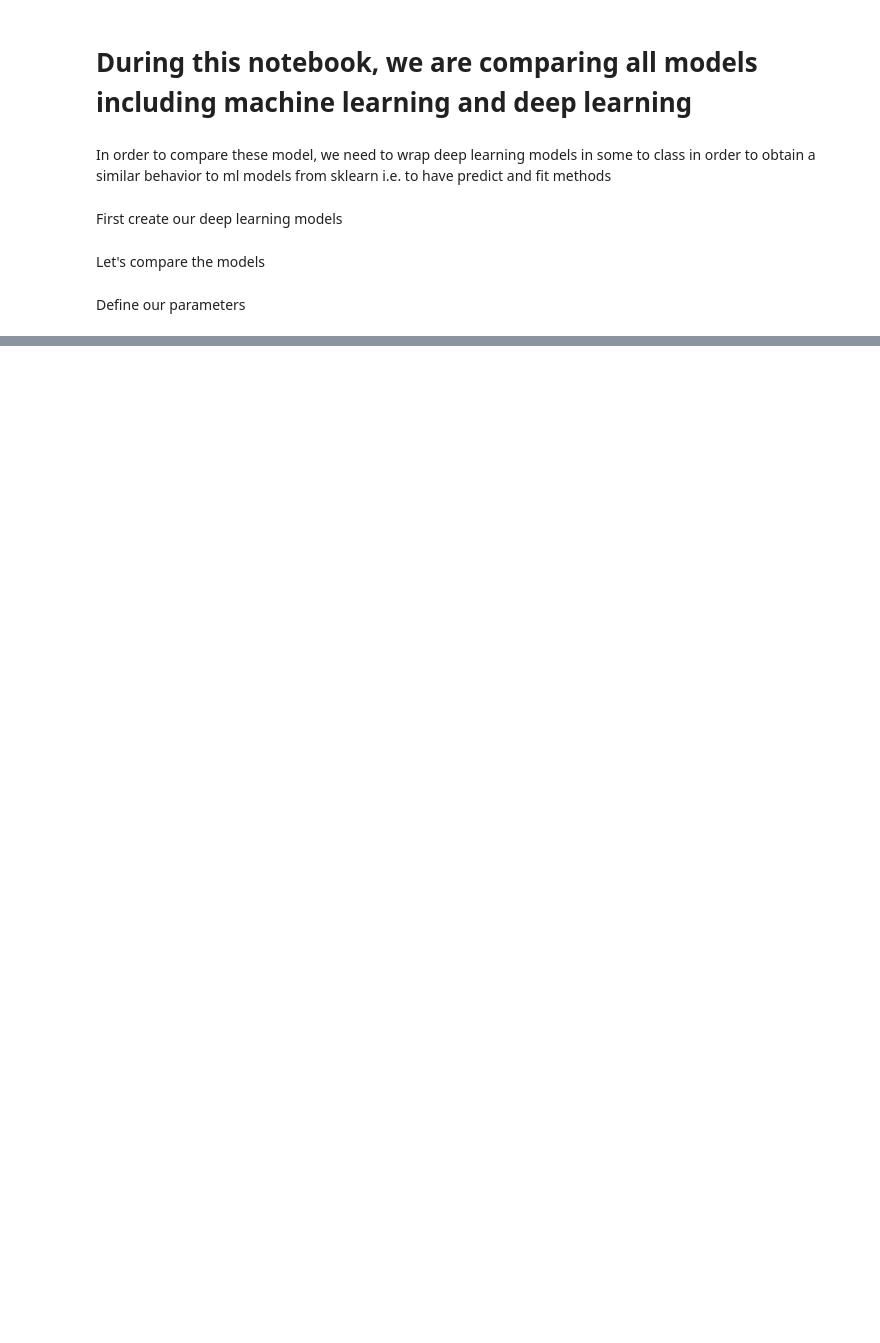
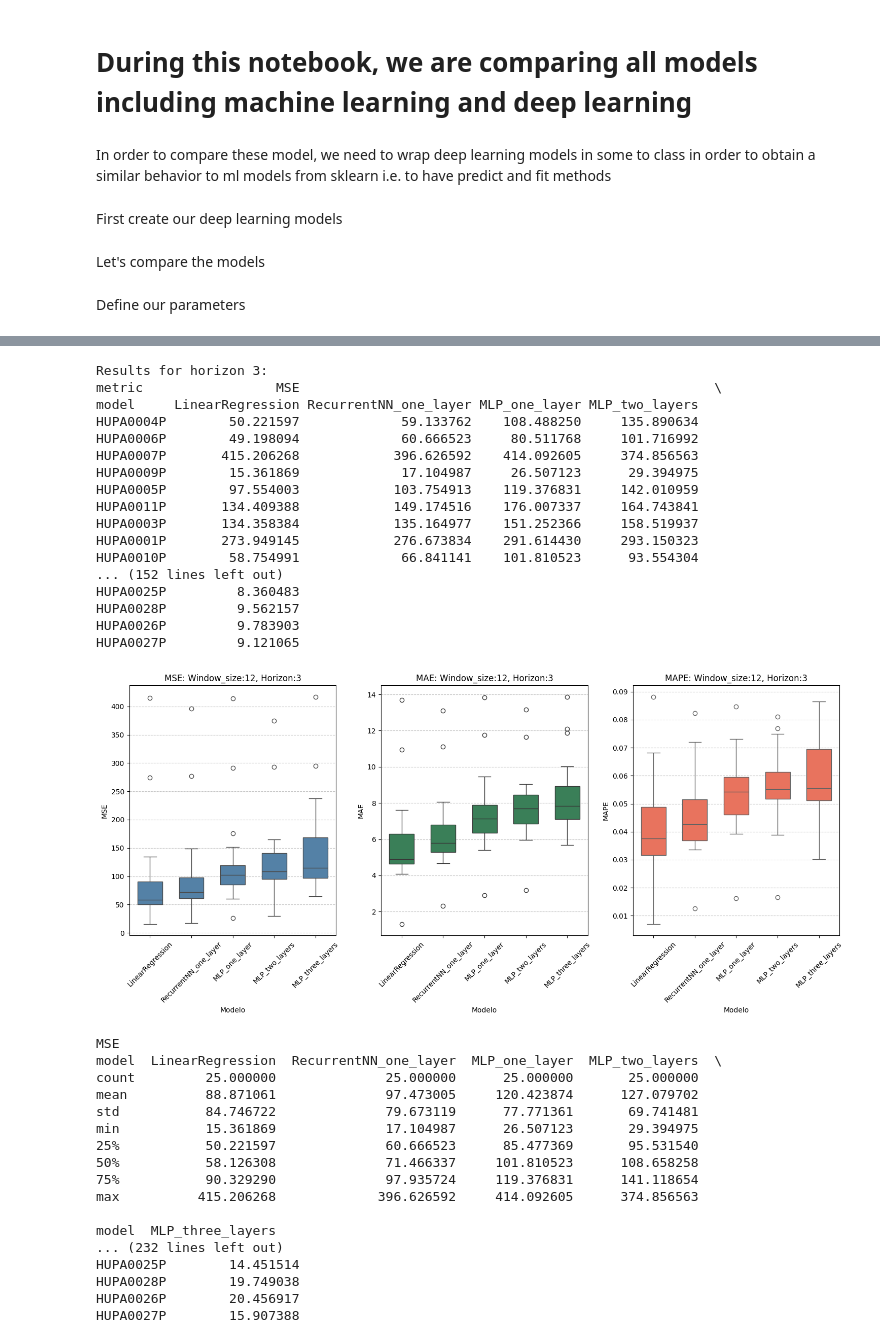
Before and after one commit to Arturo2711/Hypoglycemia_Prediction, a Jupyter notebook: notebooks/mlvsdp.ipynb, the cells around one changed output, grey strips where cells are left out. Saved outputs shown, nothing was run; the diff lists cells and outputs as text; code cells hidden in the pictures; blank space fills up the shorter version.

```diff
--- a/notebooks/mlvsdp.ipynb
+++ b/notebooks/mlvsdp.ipynb
@@ -142,28 +145,31 @@ class RecurrentNN_two_layers(BaseEstimator, RegressorMixin):
 # %%
-class MLP_two_layers(BaseEstimator, RegressorMixin):
-    def __init__(self, epochs, lr, batch_size, hidden_size_1, hidden_size_2, in_features):
+class MLP_three_layers(BaseEstimator, RegressorMixin):
+    def __init__(self, epochs, lr, batch_size, hidden_size_1, hidden_size_2, hidden_size_3, in_features):
         self.epochs = epochs
         self.lr = lr
         self.batch_size = batch_size
         self.hidden_size_1 = hidden_size_1
         self.hidden_size_2 = hidden_size_2
+        self.hidden_size_3 = hidden_size_3
         self.in_features = in_features
 
     def _build_model(self):
         class Fully_Connected(nn.Module):
-            def __init__(self, in_features, hidden_size_1, hidden_size_2):
+            def __init__(self, in_features, hidden_size_1, hidden_size_2, hidden_size_3):
                 super().__init__()
                 self.linear_1 = nn.Linear(in_features=in_features, out_features=hidden_size_1)
                 self.linear_2 = nn.Linear(in_features=hidden_size_1, out_features=hidden_size_2)
-                self.linear_3 = nn.Linear(in_features=hidden_size_2, out_features=1)
+                self.linear_3 = nn.Linear(in_features=hidden_size_2, out_features=hidden_size_3)
+                self.output_layer = nn.Linear(in_features=hidden_size_3, out_features=1)
 
             def forward(self, x):
                 x = torch.relu(self.linear_1(x))
                 x = torch.relu(self.linear_2(x))
-                x = self.linear_3(x)
+                x = torch.relu(self.linear_3(x))
+                x = self.output_layer(x)
                 return x.squeeze(-1)
 
-        return Fully_Connected(self.in_features, self.hidden_size_1, self.hidden_size_2)
+        return Fully_Connected(self.in_features, self.hidden_size_1, self.hidden_size_2, self.hidden_size_3)
 
     def fit(self, X_train, y_train):
         X = np.array(X_train)
@@ -293,29 +299,30 @@ Define our parameters
 # %%
 cut_point = 2290
 test_size = 288 ## To work with TimeSeriesSplit
-window_size = 6
-horizon = 3
+window_size = 12
 folds = 5
-batch_size = 16 ## Just for nn
+batch_size = 256 ## Just for nn
 lr = 0.01
 epochs = 300
 metrics = [
     mean_squared_error,
     mean_absolute_error,
-    mean_absolute_percentage_error
+    mean_absolute_percentage_error,
+    root_mean_squared_error
 ]
+metric_names = ['MSE', 'MAE', 'MAPE', 'RMSE']
 models = [
     Pipeline(steps=[('scaler', MinMaxScaler(feature_range=(0,1))),
                      ('linear_regression', LinearRegression())]),
-    MLP_one_layer(epochs=epochs, lr=lr, batch_size=batch_size, hidden_size=8, in_features=window_size),
-    MLP_two_layers(epochs=epochs, lr=lr, batch_size=batch_size, hidden_size_1=16, hidden_size_2=8, in_features=window_size),
-    RecurrentNN(epochs=epochs, lr=lr, batch_size=batch_size, hidden_size=8, input_size=1),
-    RecurrentNN_two_layers(epochs=epochs, lr=lr, batch_size=batch_size, hidden_size_1=8, hidden_size_2=16, input_size=1)
+    RecurrentNN(epochs=epochs, lr=lr, batch_size=batch_size, hidden_size=window_size*2, input_size=1),
+    MLP_one_layer(epochs=epochs, lr=lr, batch_size=batch_size, hidden_size=window_size*2, in_features=window_size),
+    MLP_two_layers(epochs=epochs, lr=lr, batch_size=batch_size, hidden_size_1=window_size*2, hidden_size_2=window_size*2, in_features=window_size),
+    MLP_three_layers(epochs=epochs, lr=lr, batch_size=batch_size, hidden_size_1=window_size*2, hidden_size_2=window_size*2, hidden_size_3=window_size*2, in_features=window_size)
 ]
 model_names = [
     'LinearRegression',
+    'RecurrentNN_one_layer',
     'MLP_one_layer',
     'MLP_two_layers',
-    'RecurrentNN_one_layer',
-    'RecurrentNN_two_layers'
+    'MLP_three_layers'
 ]
@@ -372,0 +329,44 @@ max                  0.549119
+# %%
+for h_i in [3,6,12]:
+    evaluator_h_i = Models_Horizon(cut_point=cut_point, test_size=test_size, window_size=window_size, horizon=h_i,
+                        folds=folds, models=models, model_names=model_names, metrics=metrics, metric_names=metric_names)
+    result_i = evaluator_h_i.test_models()
+    print(f'Results for horizon {h_i}:')
+    print(result_i)
+    evaluator_h_i.visualize_model_comparison()
+# %% [output]
+Results for horizon 3:
+metric                 MSE                                                     \
+model     LinearRegression RecurrentNN_one_layer MLP_one_layer MLP_two_layers
+HUPA0004P        50.221597             59.133762    108.488250     135.890634
+HUPA0006P        49.198094             60.666523     80.511768     101.716992
+HUPA0007P       415.206268            396.626592    414.092605     374.856563
+HUPA0009P        15.361869             17.104987     26.507123      29.394975
+HUPA0005P        97.554003            103.754913    119.376831     142.010959
+HUPA0011P       134.409388            149.174516    176.007337     164.743841
+HUPA0003P       134.358384            135.164977    151.252366     158.519937
+HUPA0001P       273.949145            276.673834    291.614430     293.150323
+HUPA0010P        58.754991             66.841141    101.810523      93.554304
+... (152 lines left out)
+HUPA0025P         8.360483
+HUPA0028P         9.562157
+HUPA0026P         9.783903
+HUPA0027P         9.121065
+[figure, added]
+MSE
+model  LinearRegression  RecurrentNN_one_layer  MLP_one_layer  MLP_two_layers  \
+count         25.000000              25.000000      25.000000       25.000000
+mean          88.871061              97.473005     120.423874      127.079702
+std           84.746722              79.673119      77.771361       69.741481
+min           15.361869              17.104987      26.507123       29.394975
+25%           50.221597              60.666523      85.477369       95.531540
+50%           58.126308              71.466337     101.810523      108.658258
+75%           90.329290              97.935724     119.376831      141.118654
+max          415.206268             396.626592     414.092605      374.856563
+
+model  MLP_three_layers
+... (232 lines left out)
+HUPA0025P        14.451514
+HUPA0028P        19.749038
+HUPA0026P        20.456917
+HUPA0027P        15.907388
```
Also changed, not shown: parts of 9 cells of this notebook, 2 other files.
